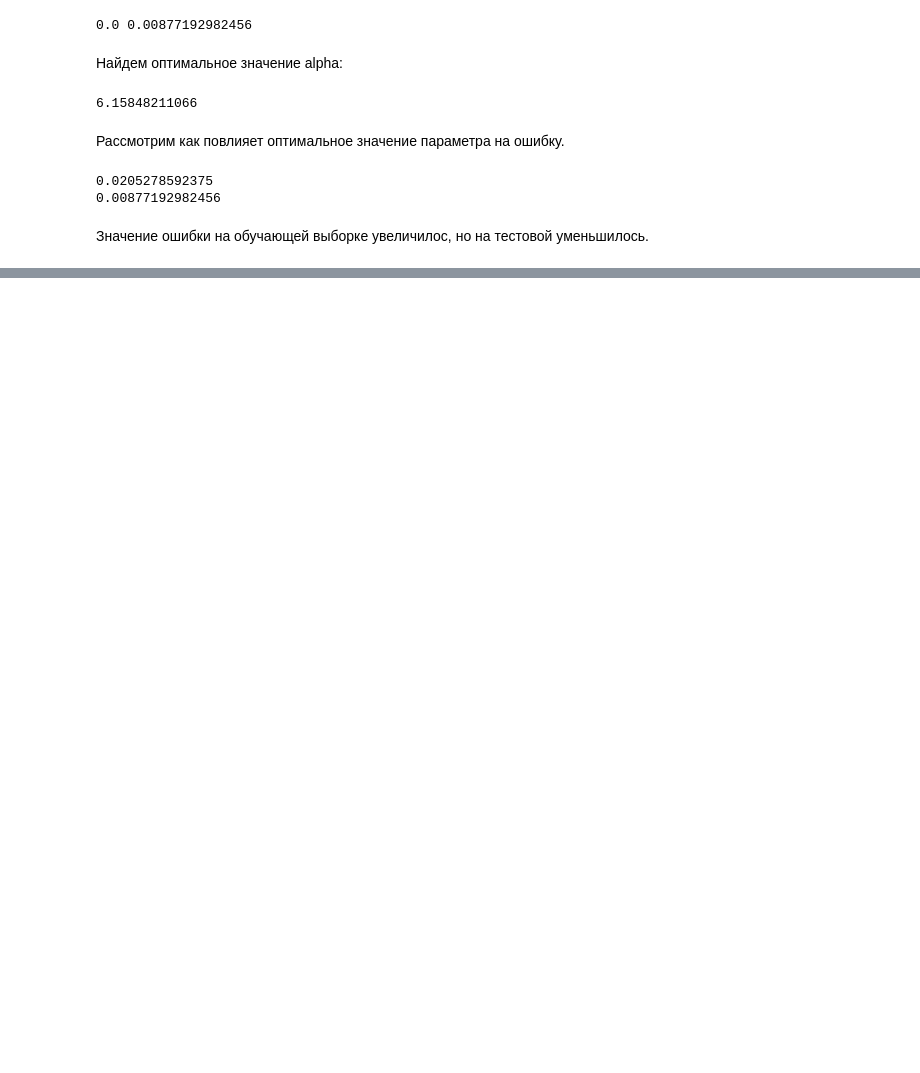
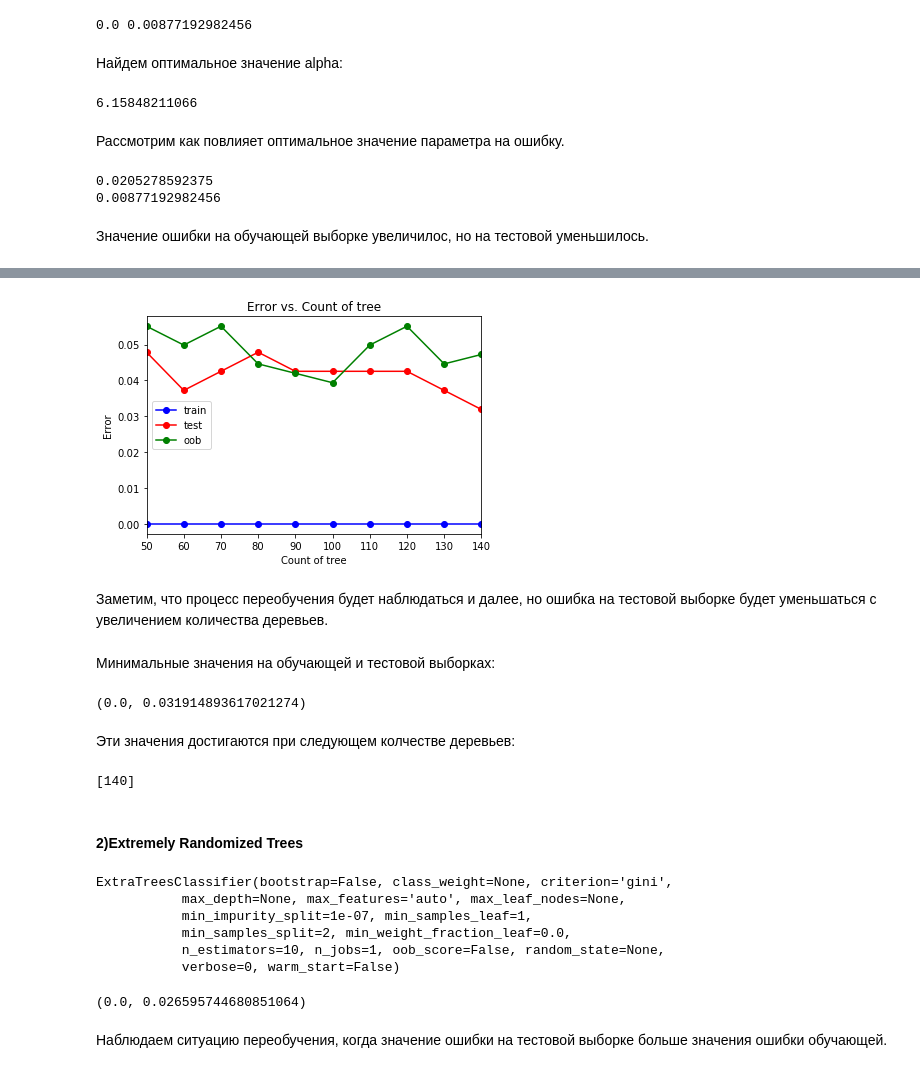
Before and after one commit to OlgaAnikina/Machine_learning, a Jupyter notebook: MO.lab1.ipynb, the cells around one changed output, grey strips where cells are left out. Saved outputs shown, nothing was run; the diff lists cells and outputs as text; code cells hidden in the pictures; blank space fills up the shorter version.

```diff
--- a/MO.lab1.ipynb
+++ b/MO.lab1.ipynb
@@ -813,0 +866,65 @@ print(np.mean(y_test != y_test_pred))
+# %%
+tree_arr = np.arange(50, 150, 10)
+test_err = []
+train_err = []
+oob_err = []
+
+for tree in tree_arr:
+    rf = ensemble.RandomForestClassifier(n_estimators = tree, oob_score = True)
+    rf.fit(X_train, y_train)
+    y_train_pred = rf.predict(X_train)
+    y_test_pred = rf.predict(X_test)
+    train_err.append(np.mean(y_train != y_train_pred))
+    test_err.append(np.mean(y_test != y_test_pred))
+    oob_err.append(1 - rf.oob_score_)
+# %%
+plt.plot(tree_arr, train_err, 'b-o', label = 'train')
+plt.plot(tree_arr, test_err, 'r-o', label = 'test')
+plt.plot(tree_arr, oob_err, 'g-o', label = 'oob')
+plt.xlim([np.min(tree_arr), np.max(tree_arr)])
+plt.title('Error vs. Count of tree')
+plt.xlabel('Count of tree')
+plt.ylabel('Error')
+plt.legend()
+pass
+# %% [output]
+[figure, added]
+# %% [markdown]
+Заметим, что процесс переобучения будет наблюдаться и далее, но ошибка на тестовой выборке будет уменьшаться с увеличением количества деревьев.
+# %% [markdown]
+Минимальные значения на обучающей и тестовой выборках:
+# %%
+min_train_err = np.min(train_err)
+min_test_err = np.min(test_err)
+
+min_train_err,  min_test_err
+# %% [output]
+(0.0, 0.031914893617021274)
+# %% [markdown]
+Эти значения достигаются при следующем колчестве деревьев:
+# %%
+trees_opt = tree_arr[test_err == min_test_err]
+print(trees_opt)
+# %% [output]
+[140]
+# %% [markdown]
+#### 2)Extremely Randomized Trees
+# %%
+ert_model = ensemble.ExtraTreesClassifier(n_estimators = 10)
+ert_model.fit(X_train, y_train)
+# %% [output]
+ExtraTreesClassifier(bootstrap=False, class_weight=None, criterion='gini',
+           max_depth=None, max_features='auto', max_leaf_nodes=None,
+           min_impurity_split=1e-07, min_samples_leaf=1,
+           min_samples_split=2, min_weight_fraction_leaf=0.0,
+           n_estimators=10, n_jobs=1, oob_score=False, random_state=None,
+           verbose=0, warm_start=False)
+# %%
+err_train = np.mean(y_train != ert_model.predict(X_train))
+err_test  = np.mean(y_test  != ert_model.predict(X_test))
+
+err_train, err_test
+# %% [output]
+(0.0, 0.026595744680851064)
+# %% [markdown]
+Наблюдаем ситуацию переобучения, когда значение ошибки на тестовой выборке больше значения ошибки обучающей.
```
Also changed, not shown: parts of 45 cells of this notebook.
